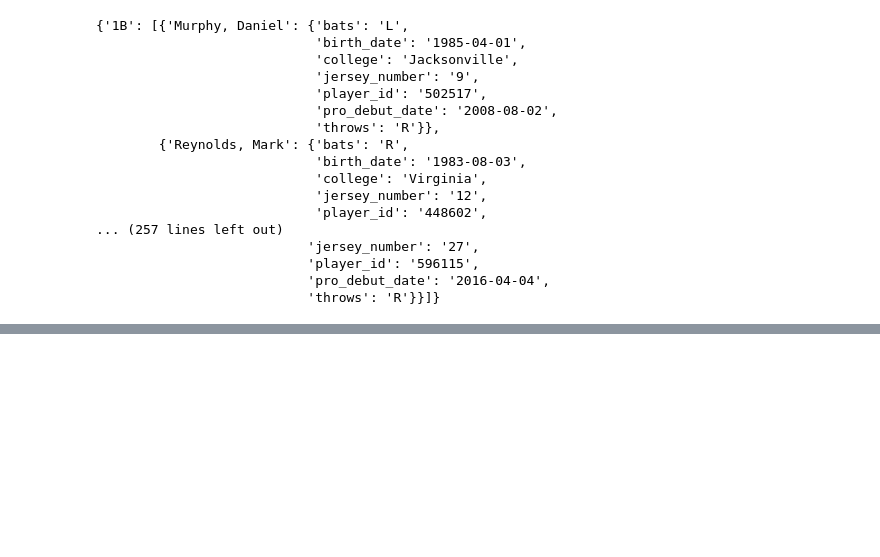
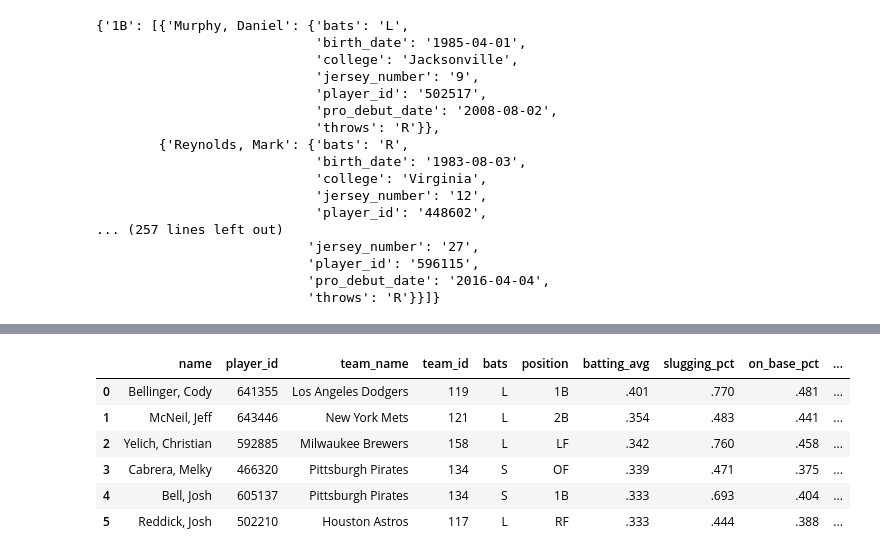
Before and after one commit to tsakurai42/Webscraping-MLB.com, a Jupyter notebook: Week13_ETLProject.ipynb, the cells around one changed output, grey strips where cells are left out. Drawn from its saved outputs; the diff is of its cells as text; code cells hidden in the pictures; blank space fills up the shorter version.

```diff
--- a/Week13_ETLProject.ipynb
+++ b/Week13_ETLProject.ipynb
@@ -651,0 +486,52 @@ pprint(career_hitting_dict)
+# %%
+# column extraction and name cleanup
+hitting_leader_df = hitting_leader_df[
+    [
+        'name_display_last_first',
+        'player_id',
+        'team_name',
+        'team_id',
+        'bats',
+        'pos',
+        'avg',
+        'slg',
+        'obp',
+        'ops',
+        'rbi',
+        'h',
+        'ab',
+        'hr',
+        'bb',
+        'sac',
+        'hbp',
+        'so',
+        'sb'
+    ]
+]
+
+hitting_leader_df.rename(columns = {
+    'name_display_last_first': 'name',
+    'pos': 'position',
+    'avg': 'batting_avg',
+    'slg': 'slugging_pct',
+    'obp': 'on_base_pct',
+    'ops': 'on_base_plus_slugging',
+    'h': 'hits',
+    'ab': 'at_bats',
+    'hr': 'homeruns',
+    'bb': 'walks',
+    'sac': 'sacrifice_fly',
+    'hbp': 'hit_by_pitch',
+    'so': 'strikeouts',
+    'sb': 'stolen_bases'
+}, inplace=True)
+
+hitting_leader_df
+# %% [output]
+|  | name | player_id | team_name | team_id | bats | position | batting_avg | slugging_pct | on_base_pct | ... |
+| 0 | Bellinger, Cody | 641355 | Los Angeles Dodgers | 119 | L | 1B | .401 | .770 | .481 | ... |
+| 1 | McNeil, Jeff | 643446 | New York Mets | 121 | L | 2B | .354 | .483 | .441 | ... |
+| 2 | Yelich, Christian | 592885 | Milwaukee Brewers | 158 | L | LF | .342 | .760 | .458 | ... |
+| 3 | Cabrera, Melky | 466320 | Pittsburgh Pirates | 134 | S | OF | .339 | .471 | .375 | ... |
+| 4 | Bell, Josh | 605137 | Pittsburgh Pirates | 134 | S | 1B | .333 | .693 | .404 | ... |
+| 5 | Reddick, Josh | 502210 | Houston Astros | 117 | L | RF | .333 | .444 | .388 | ... |
```
Also changed, not shown: parts of 109 cells of this notebook.
